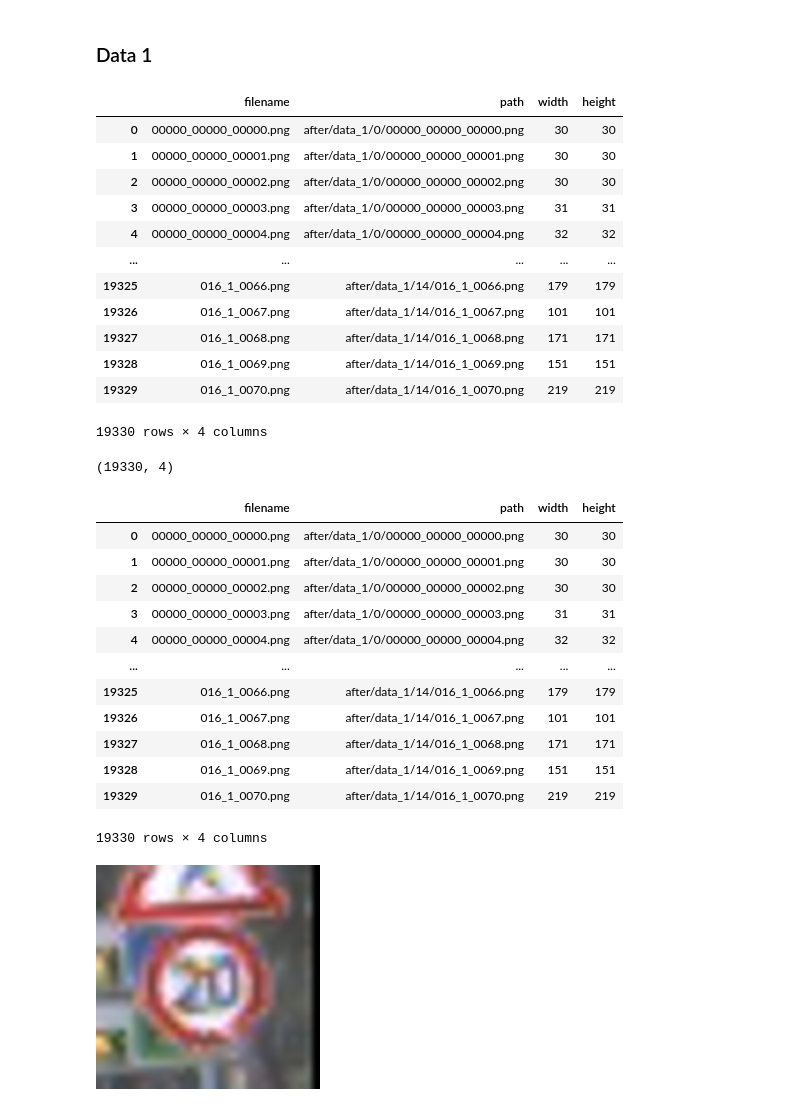
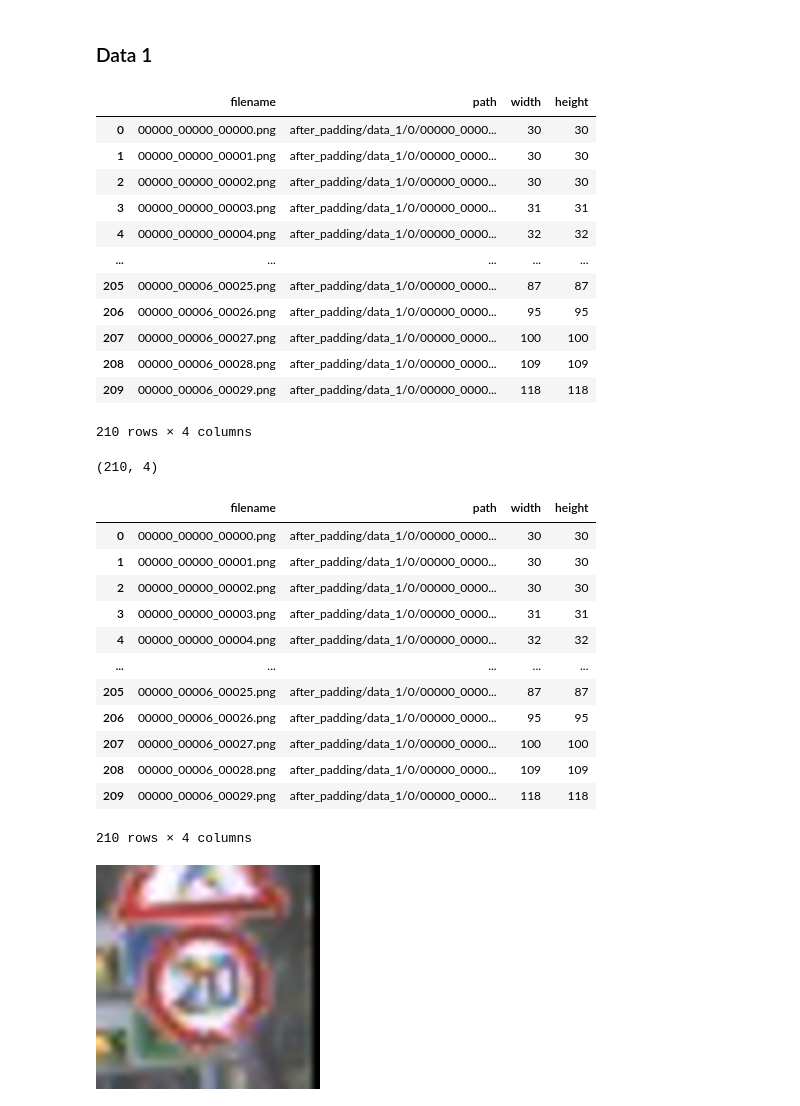
Before and after one commit to tcc3281/Traffic_Sign, a Jupyter notebook: processing_data_2.ipynb, the cells around one changed output. Cells and saved outputs as stored; diff of their text form; code cells hidden in the pictures.

```diff
--- a/processing_data_2.ipynb
+++ b/processing_data_2.ipynb
@@ -5,49 +5,49 @@ import module.process_signs as ps
 # %% [markdown]
 ### Data 1
 # %%
-path='after/data_1/'
+path= 'after_padding/data_1/'
 df = pd.DataFrame()
 
-for i in range(15):
+for i in range(1):
     temp_df=ps.load_data(path+str(i))
     df=pd.concat([df,temp_df],ignore_index=True)
 
 df
 # %% [output]
 |  | filename | path | width | height |
-| 0 | 00000_00000_00000.png | after/data_1/0/00000_00000_00000.png | 30 | 30 |
-| 1 | 00000_00000_00001.png | after/data_1/0/00000_00000_00001.png | 30 | 30 |
-| 2 | 00000_00000_00002.png | after/data_1/0/00000_00000_00002.png | 30 | 30 |
-| 3 | 00000_00000_00003.png | after/data_1/0/00000_00000_00003.png | 31 | 31 |
-| 4 | 00000_00000_00004.png | after/data_1/0/00000_00000_00004.png | 32 | 32 |
+| 0 | 00000_00000_00000.png | after_padding/data_1/0/00000_0000... | 30 | 30 |
+| 1 | 00000_00000_00001.png | after_padding/data_1/0/00000_0000... | 30 | 30 |
+| 2 | 00000_00000_00002.png | after_padding/data_1/0/00000_0000... | 30 | 30 |
+| 3 | 00000_00000_00003.png | after_padding/data_1/0/00000_0000... | 31 | 31 |
+| 4 | 00000_00000_00004.png | after_padding/data_1/0/00000_0000... | 32 | 32 |
 | ... | ... | ... | ... | ... |
-| 19325 | 016_1_0066.png | after/data_1/14/016_1_0066.png | 179 | 179 |
-| 19326 | 016_1_0067.png | after/data_1/14/016_1_0067.png | 101 | 101 |
-| 19327 | 016_1_0068.png | after/data_1/14/016_1_0068.png | 171 | 171 |
-| 19328 | 016_1_0069.png | after/data_1/14/016_1_0069.png | 151 | 151 |
-| 19329 | 016_1_0070.png | after/data_1/14/016_1_0070.png | 219 | 219 |
+| 205 | 00000_00006_00025.png | after_padding/data_1/0/00000_0000... | 87 | 87 |
+| 206 | 00000_00006_00026.png | after_padding/data_1/0/00000_0000... | 95 | 95 |
+| 207 | 00000_00006_00027.png | after_padding/data_1/0/00000_0000... | 100 | 100 |
+| 208 | 00000_00006_00028.png | after_padding/data_1/0/00000_0000... | 109 | 109 |
+| 209 | 00000_00006_00029.png | after_padding/data_1/0/00000_0000... | 118 | 118 |
-19330 rows × 4 columns
+210 rows × 4 columns
 # %%
 df.shape
 # %% [output]
-(19330, 4)
+(210, 4)
 # %%
 test=df
 test
 # %% [output]
 |  | filename | path | width | height |
-| 0 | 00000_00000_00000.png | after/data_1/0/00000_00000_00000.png | 30 | 30 |
-| 1 | 00000_00000_00001.png | after/data_1/0/00000_00000_00001.png | 30 | 30 |
-| 2 | 00000_00000_00002.png | after/data_1/0/00000_00000_00002.png | 30 | 30 |
-| 3 | 00000_00000_00003.png | after/data_1/0/00000_00000_00003.png | 31 | 31 |
-| 4 | 00000_00000_00004.png | after/data_1/0/00000_00000_00004.png | 32 | 32 |
+| 0 | 00000_00000_00000.png | after_padding/data_1/0/00000_0000... | 30 | 30 |
+| 1 | 00000_00000_00001.png | after_padding/data_1/0/00000_0000... | 30 | 30 |
+| 2 | 00000_00000_00002.png | after_padding/data_1/0/00000_0000... | 30 | 30 |
+| 3 | 00000_00000_00003.png | after_padding/data_1/0/00000_0000... | 31 | 31 |
+| 4 | 00000_00000_00004.png | after_padding/data_1/0/00000_0000... | 32 | 32 |
 | ... | ... | ... | ... | ... |
-| 19325 | 016_1_0066.png | after/data_1/14/016_1_0066.png | 179 | 179 |
-| 19326 | 016_1_0067.png | after/data_1/14/016_1_0067.png | 101 | 101 |
-| 19327 | 016_1_0068.png | after/data_1/14/016_1_0068.png | 171 | 171 |
-| 19328 | 016_1_0069.png | after/data_1/14/016_1_0069.png | 151 | 151 |
-| 19329 | 016_1_0070.png | after/data_1/14/016_1_0070.png | 219 | 219 |
+| 205 | 00000_00006_00025.png | after_padding/data_1/0/00000_0000... | 87 | 87 |
+| 206 | 00000_00006_00026.png | after_padding/data_1/0/00000_0000... | 95 | 95 |
+| 207 | 00000_00006_00027.png | after_padding/data_1/0/00000_0000... | 100 | 100 |
+| 208 | 00000_00006_00028.png | after_padding/data_1/0/00000_0000... | 109 | 109 |
+| 209 | 00000_00006_00029.png | after_padding/data_1/0/00000_0000... | 118 | 118 |
-19330 rows × 4 columns
+210 rows × 4 columns
 # %%
 ps.resize_image(test.iloc[0,1],(224,224))
 # %% [output]
```
Also changed, not shown: parts of 4 cells of this notebook, 4 other files.
